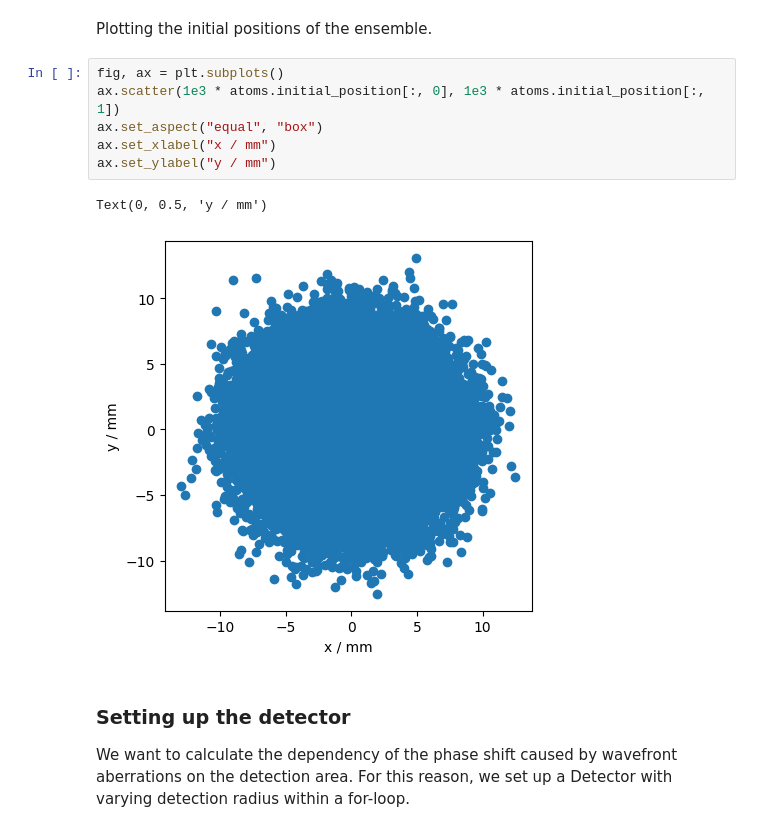
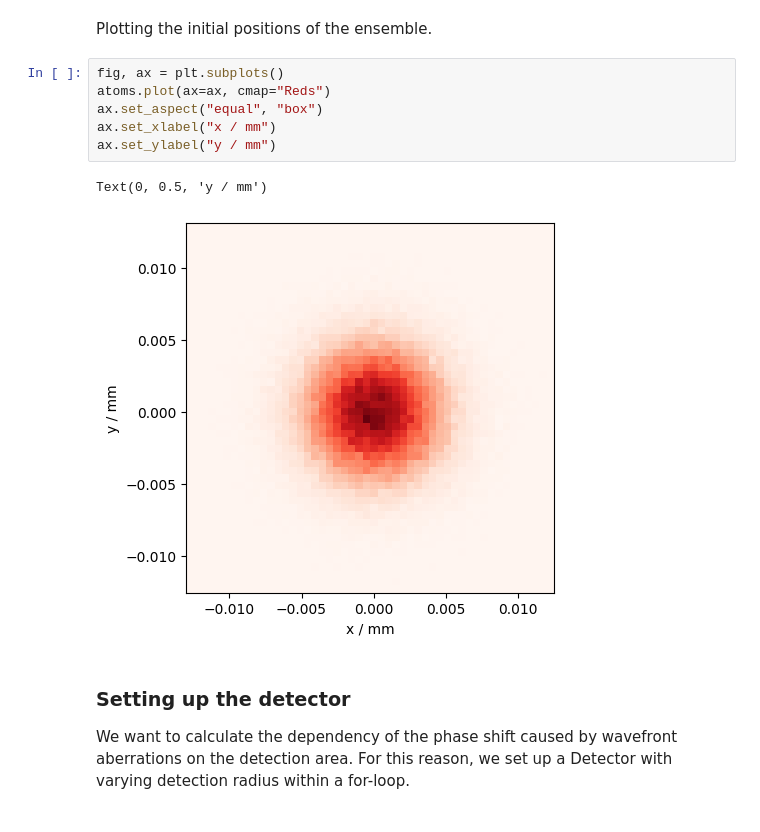
Before and after one commit to bleykauf/aisim, a Jupyter notebook: docs/examples/wavefront-aberrations.ipynb, the cells around one changed output. Drawn from its saved outputs; the diff is of its cells as text.

Commit message:
Add plotting method to AtomicEnsemble

```diff
--- a/docs/examples/wavefront-aberrations.ipynb
+++ b/docs/examples/wavefront-aberrations.ipynb
@@ -73,13 +73,13 @@ atoms = ais.create_random_ensemble_from_gaussian_distribution(
 Plotting the initial positions of the ensemble.
 # %%
 fig, ax = plt.subplots()
-ax.scatter(1e3 * atoms.initial_position[:, 0], 1e3 * atoms.initial_position[:, 1])
+atoms.plot(ax=ax, cmap="Reds")
 ax.set_aspect("equal", "box")
 ax.set_xlabel("x / mm")
 ax.set_ylabel("y / mm")
 # %% [output]
 Text(0, 0.5, 'y / mm')
-[figure, old version]
+[figure, new version]
 # %% [markdown]
 ### Setting up the detector
 
```
Also changed, not shown: 1 other file.
